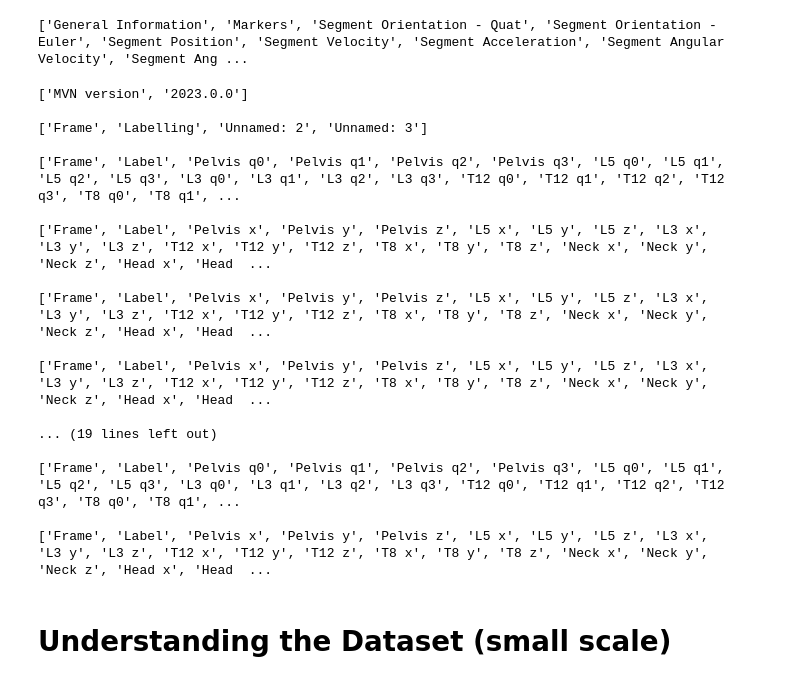
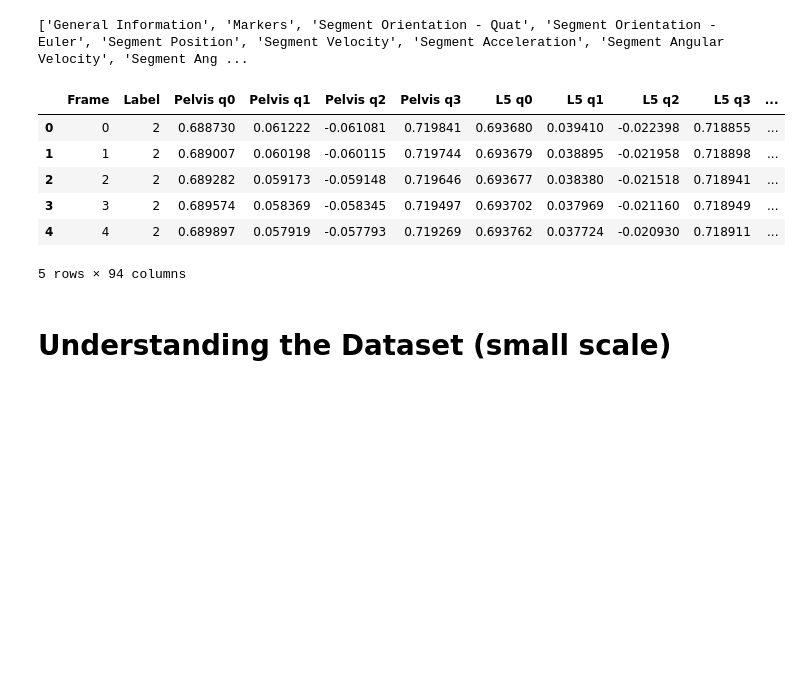
Before and after one commit to hengrvisal/knife_sharpness, a Jupyter notebook: data.ipynb, the cells around one changed output. Drawn from its saved outputs; the diff is of its cells as text; code cells hidden in the pictures; blank space fills up the shorter version.

```diff
--- a/data.ipynb
+++ b/data.ipynb
@@ -51,33 +51,16 @@ SELECTED_SHEETS = [
 # %%
 xls_file = pd.ExcelFile(P1_BONING_PATHS[5])
 
 print(xls_file.sheet_names)
+
+df = xls_file.parse('Segment Orientation - Quat')
+df.head()
 # %% [output]
 ['General Information', 'Markers', 'Segment Orientation - Quat', 'Segment Orientation - Euler', 'Segment Position', 'Segment Velocity', 'Segment Acceleration', 'Segment Angular Velocity', 'Segment Ang ...
+|  | Frame | Label | Pelvis q0 | Pelvis q1 | Pelvis q2 | Pelvis q3 | L5 q0 | L5 q1 | L5 q2 | L5 q3 | ... |
+| 0 | 0 | 2 | 0.688730 | 0.061222 | -0.061081 | 0.719841 | 0.693680 | 0.039410 | -0.022398 | 0.718855 | ... |
+| 1 | 1 | 2 | 0.689007 | 0.060198 | -0.060115 | 0.719744 | 0.693679 | 0.038895 | -0.021958 | 0.718898 | ... |
+| 2 | 2 | 2 | 0.689282 | 0.059173 | -0.059148 | 0.719646 | 0.693677 | 0.038380 | -0.021518 | 0.718941 | ... |
+| 3 | 3 | 2 | 0.689574 | 0.058369 | -0.058345 | 0.719497 | 0.693702 | 0.037969 | -0.021160 | 0.718949 | ... |
+| 4 | 4 | 2 | 0.689897 | 0.057919 | -0.057793 | 0.719269 | 0.693762 | 0.037724 | -0.020930 | 0.718911 | ... |
+5 rows × 94 columns
-# %%
-for sheet in SELECTED_SHEETS:
-    df = xls_file.parse(sheet)
-
-    print(f"{df.columns.tolist()} \n")
-
-# see the missing cols
-# missing_vals = df.isna().sum()
-# missing_vals[missing_vals > 0]
-# %% [output]
-['MVN version', '2023.0.0']
-
-['Frame', 'Labelling', 'Unnamed: 2', 'Unnamed: 3']
-
-['Frame', 'Label', 'Pelvis q0', 'Pelvis q1', 'Pelvis q2', 'Pelvis q3', 'L5 q0', 'L5 q1', 'L5 q2', 'L5 q3', 'L3 q0', 'L3 q1', 'L3 q2', 'L3 q3', 'T12 q0', 'T12 q1', 'T12 q2', 'T12 q3', 'T8 q0', 'T8 q1', ...
-
-['Frame', 'Label', 'Pelvis x', 'Pelvis y', 'Pelvis z', 'L5 x', 'L5 y', 'L5 z', 'L3 x', 'L3 y', 'L3 z', 'T12 x', 'T12 y', 'T12 z', 'T8 x', 'T8 y', 'T8 z', 'Neck x', 'Neck y', 'Neck z', 'Head x', 'Head  ...
-
-['Frame', 'Label', 'Pelvis x', 'Pelvis y', 'Pelvis z', 'L5 x', 'L5 y', 'L5 z', 'L3 x', 'L3 y', 'L3 z', 'T12 x', 'T12 y', 'T12 z', 'T8 x', 'T8 y', 'T8 z', 'Neck x', 'Neck y', 'Neck z', 'Head x', 'Head  ...
-
-['Frame', 'Label', 'Pelvis x', 'Pelvis y', 'Pelvis z', 'L5 x', 'L5 y', 'L5 z', 'L3 x', 'L3 y', 'L3 z', 'T12 x', 'T12 y', 'T12 z', 'T8 x', 'T8 y', 'T8 z', 'Neck x', 'Neck y', 'Neck z', 'Head x', 'Head  ...
-
-... (19 lines left out)
-
-['Frame', 'Label', 'Pelvis q0', 'Pelvis q1', 'Pelvis q2', 'Pelvis q3', 'L5 q0', 'L5 q1', 'L5 q2', 'L5 q3', 'L3 q0', 'L3 q1', 'L3 q2', 'L3 q3', 'T12 q0', 'T12 q1', 'T12 q2', 'T12 q3', 'T8 q0', 'T8 q1', ...
-
-['Frame', 'Label', 'Pelvis x', 'Pelvis y', 'Pelvis z', 'L5 x', 'L5 y', 'L5 z', 'L3 x', 'L3 y', 'L3 z', 'T12 x', 'T12 y', 'T12 z', 'T8 x', 'T8 y', 'T8 z', 'Neck x', 'Neck y', 'Neck z', 'Head x', 'Head  ...
```
Also changed, not shown: parts of 22 cells of this notebook.
